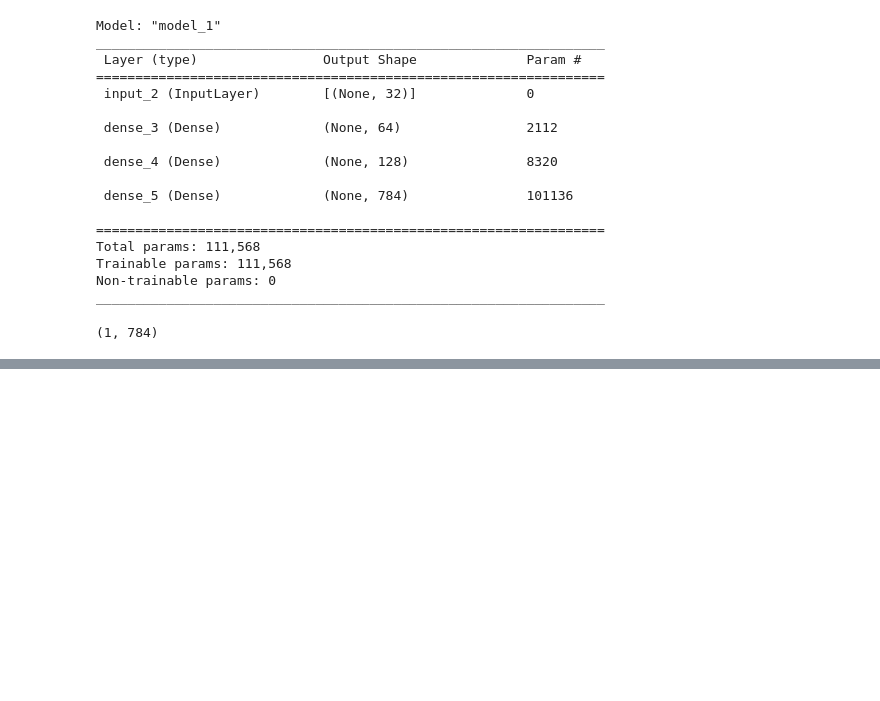
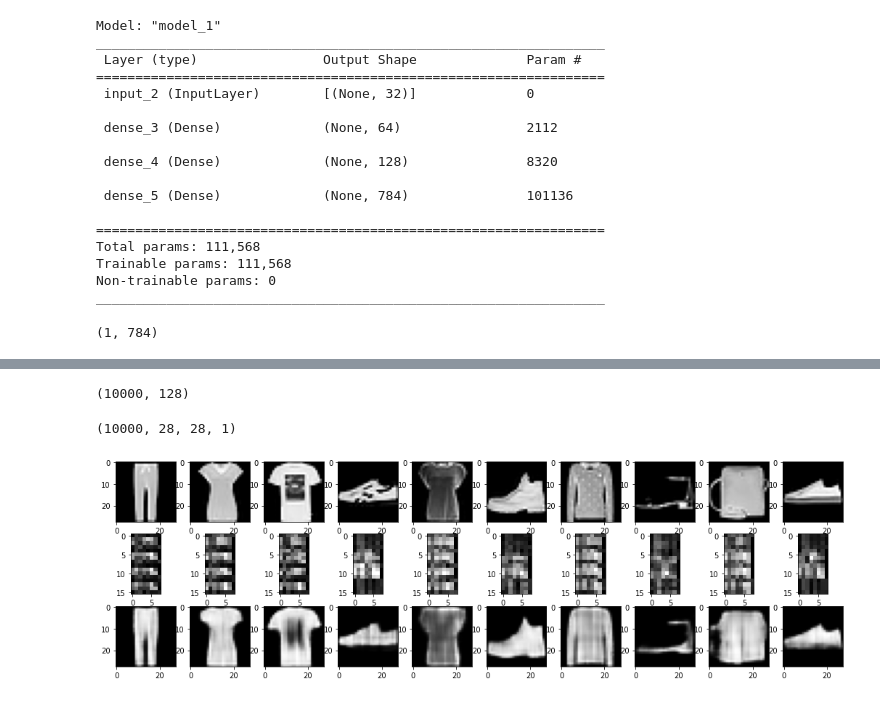
Before and after one commit to Neo-glitch/computer-vision-masterclass, a Jupyter notebook: AutoEncoders.ipynb, the cells around one changed output, grey strips where cells are left out. Drawn from its saved outputs; the diff is of its cells as text; code cells hidden in the pictures; blank space fills up the shorter version.

```diff
--- a/AutoEncoders.ipynb
+++ b/AutoEncoders.ipynb
@@ -252,0 +374,4 @@ for i, image_index in enumerate(test_images):
+# %%
+autoencoder.compile(optimizer ="Adam", loss="binary_crossentropy", metrics = ["accuracy"])
+
+autoencoder.fit(x_train, x_train, epochs = 50)
@@ -252,0 +419,3 @@ for i, image_index in enumerate(test_images):
+# %%
+encoder = Model(inputs = autoencoder.input, outputs = autoencoder.layers[5].output)
+encoder.summary()
@@ -252,0 +440,40 @@ for i, image_index in enumerate(test_images):
+# %%
+encoded_test_images = encoder.predict(x_test)
+
+# encodes images
+encoded_test_images.shape
+# %% [output]
+(10000, 128)
+# %%
+# instead of creating a new decoder model, just encode and decode the image
+decoded_test_images = autoencoder.predict(x_test)
+
+decoded_test_images.shape
+# %% [output]
+(10000, 28, 28, 1)
+# %%
+n_images = 10
+test_images = np.random.randint(0, x_test.shape[0], size = n_images)
+plt.figure(figsize = (18, 18))
+
+for i, image_index in enumerate(test_images):
+
+  # Orig images
+  ax = plt.subplot(10, 10, i + 1)
+  plt.imshow(x_test[image_index].reshape(28, 28), cmap ="gray")
+  plt.xticks()
+  plt.yticks()
+
+  # Encoded Images
+  ax = plt.subplot(10, 10, i + 1 +  n_images)
+  plt.imshow(encoded_test_images[image_index].reshape(16, 8), cmap ="gray")
+  plt.xticks()
+  plt.yticks()
+
+  # Decoded Images
+  ax = plt.subplot(10, 10, i + 1 + n_images * 2)
+  plt.imshow(decoded_test_images[image_index].reshape(28, 28), cmap ="gray")
+  plt.xticks()
+  plt.yticks()
+# %% [output]
+[figure, added]
```
Also changed, not shown: parts of 18 cells of this notebook.
